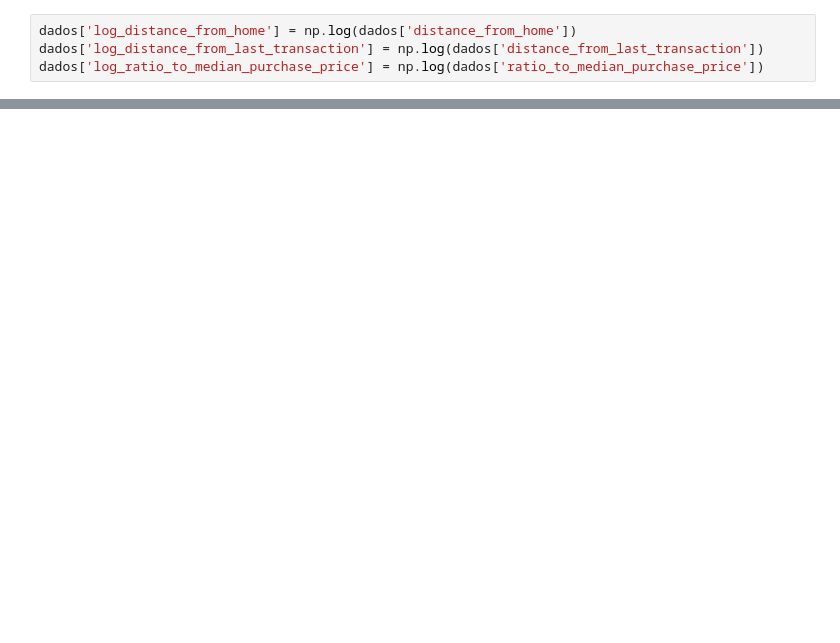
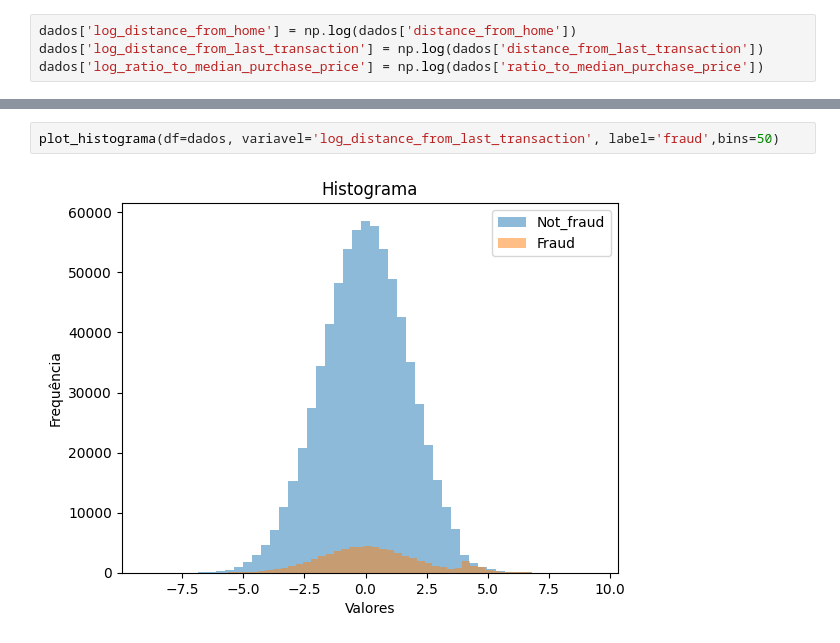
Before and after one commit to HugoCalegari/Estudo_Fraude_CC, a Jupyter notebook: vFraude_CC/2.Exploracao_variaveis/1.Exploracao_inicial.ipynb, the cells around one changed output, grey strips where cells are left out. Cells and saved outputs as stored; diff of their text form; blank space fills up the shorter version.

```diff
--- a/vFraude_CC/2.Exploracao_variaveis/1.Exploracao_inicial.ipynb
+++ b/vFraude_CC/2.Exploracao_variaveis/1.Exploracao_inicial.ipynb
@@ -274,0 +281,4 @@ dados['log_ratio_to_median_purchase_price'] = np.log(dados['ratio_to_median_purc
+# %%
+plot_histograma(df=dados, variavel='log_distance_from_last_transaction', label='fraud',bins=50)
+# %% [output]
+[figure, added]
```
Also changed, not shown: parts of 16 cells of this notebook.
